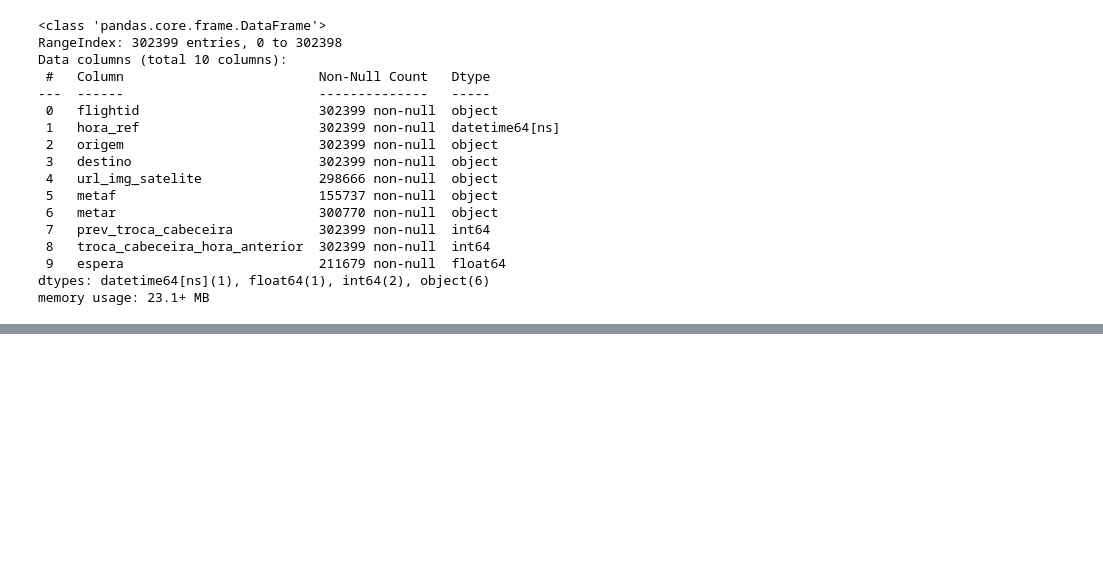
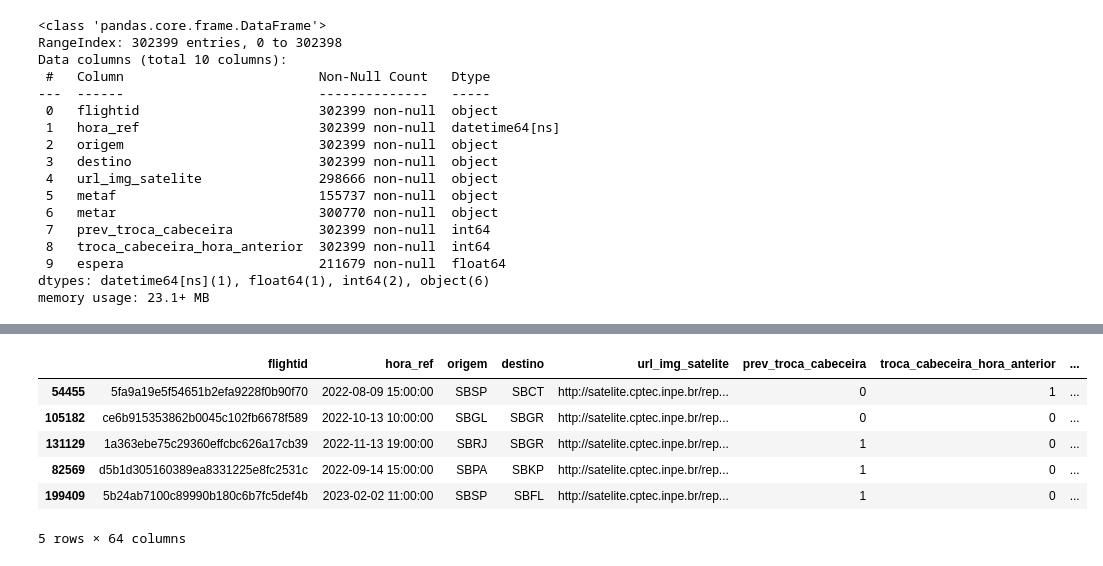
Before and after one commit to ryukinix/dsc2024, a Jupyter notebook: notebooks/exploratory-analysis.ipynb, the cells around one changed output, grey strips where cells are left out. Saved outputs shown, nothing was run; the diff lists cells and outputs as text; code cells hidden in the pictures; blank space fills up the shorter version.

```diff
--- a/notebooks/exploratory-analysis.ipynb
+++ b/notebooks/exploratory-analysis.ipynb
@@ -86,0 +57,10 @@ handling.parse_metar_as_dataframe(df_sampling, metar_column="metar")
+# %%
+df_train.head()
+# %% [output]
+|  | flightid | hora_ref | origem | destino | url_img_satelite | prev_troca_cabeceira | troca_cabeceira_hora_anterior | ... |
+| 54455 | 5fa9a19e5f54651b2efa9228f0b90f70 | 2022-08-09 15:00:00 | SBSP | SBCT | http://satelite.cptec.inpe.br/rep... | 0 | 1 | ... |
+| 105182 | ce6b915353862b0045c102fb6678f589 | 2022-10-13 10:00:00 | SBGL | SBGR | http://satelite.cptec.inpe.br/rep... | 0 | 0 | ... |
+| 131129 | 1a363ebe75c29360effcbc626a17cb39 | 2022-11-13 19:00:00 | SBRJ | SBGR | http://satelite.cptec.inpe.br/rep... | 1 | 0 | ... |
+| 82569 | d5b1d305160389ea8331225e8fc2531c | 2022-09-14 15:00:00 | SBPA | SBKP | http://satelite.cptec.inpe.br/rep... | 1 | 0 | ... |
+| 199409 | 5b24ab7100c89990b180c6b7fc5def4b | 2023-02-02 11:00:00 | SBSP | SBFL | http://satelite.cptec.inpe.br/rep... | 1 | 0 | ... |
+5 rows × 64 columns
```
Also changed, not shown: parts of 16 cells of this notebook, 2 other files.
